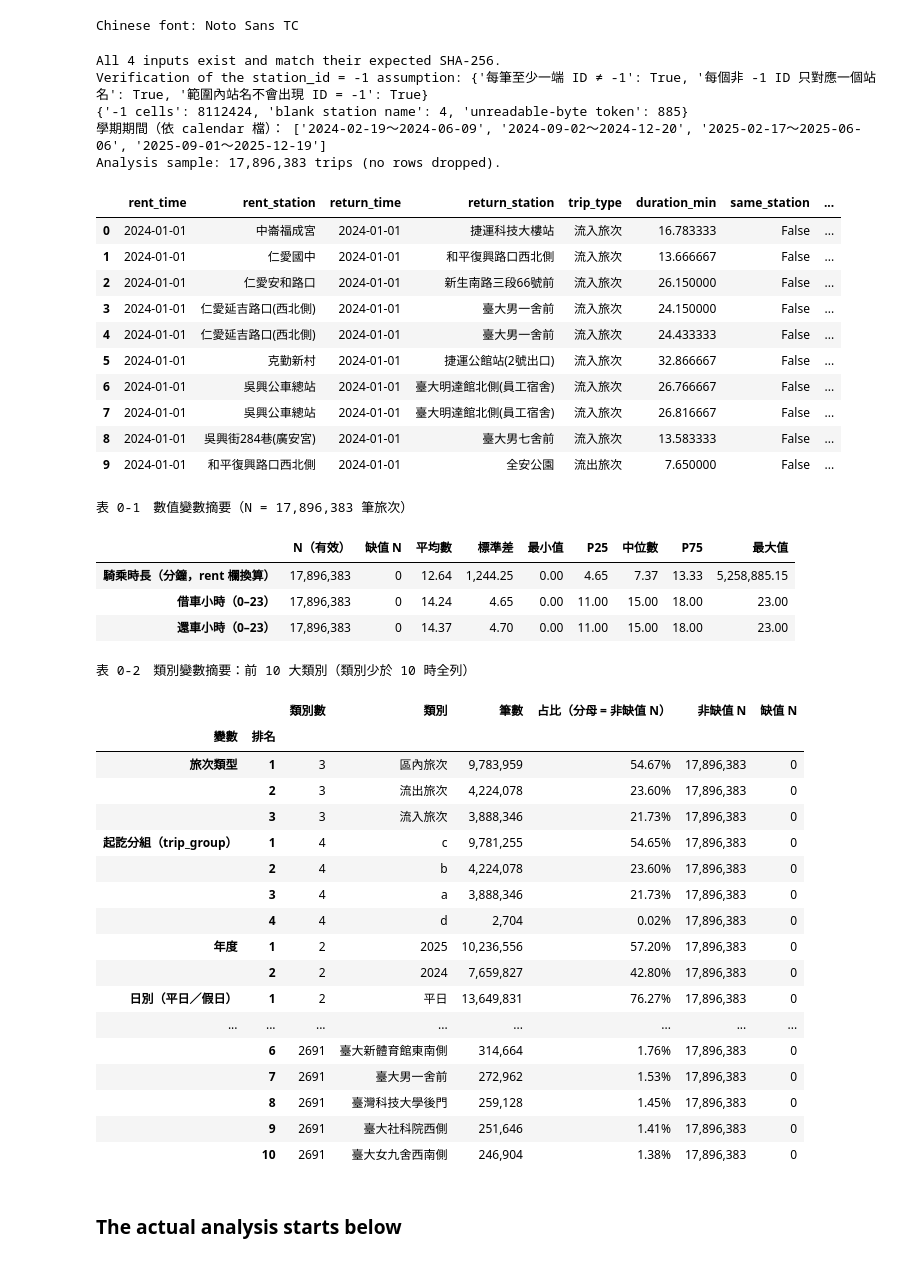
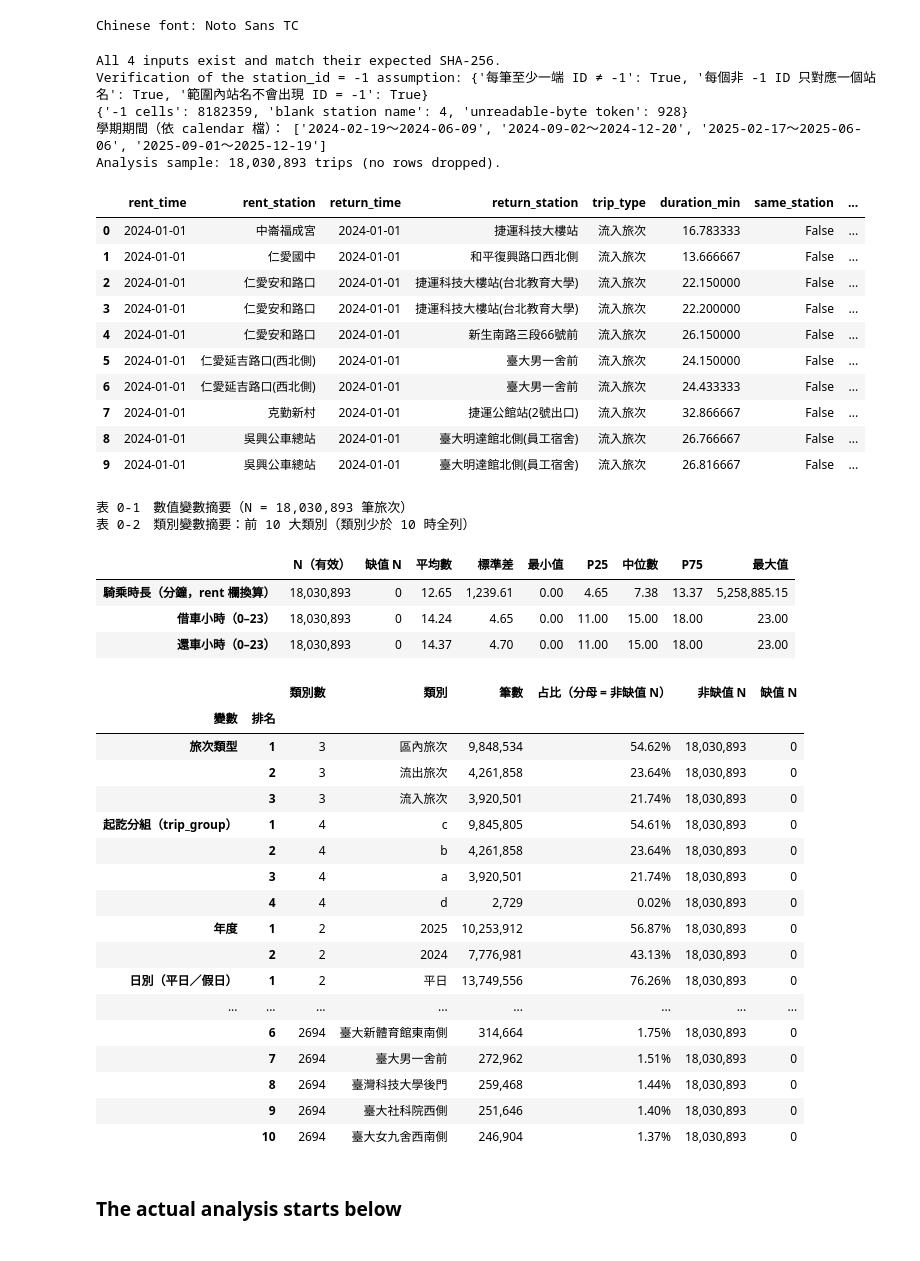
Before and after one commit to ShenTsai/DSSI2026-group-1, a Jupyter notebook: finding/youbike_traffic_eda.ipynb, the cells around one changed output. Drawn from its saved outputs; the diff is of its cells as text; code cells hidden in the pictures.

```diff
--- a/finding/youbike_traffic_eda.ipynb
+++ b/finding/youbike_traffic_eda.ipynb
@@ -91,12 +91,12 @@ def show_figure(fig, filename):
 Chinese font: Noto Sans TC
 # %%
 # Load input data here and please finish all the data manipulation here.
-# Inputs: the v6 OD trip files (one row = one source transaction) and the team's 2024 and 2025 calendars.
+# Inputs: the v7 OD trip files (one row = one source transaction) and the team's 2024 and 2025 calendars.
 INPUTS = {
-    "traffic_2024": ("data/processed/youbike_traffic/YouBike_traffic_2024_v6.csv",
-                     "22f3366e0a6a8b56fcd135b8b85b3a00f5a5204bafdfa73f47484b4edffb20a7"),
-    "traffic_2025": ("data/processed/youbike_traffic/YouBike_traffic_2025_v6.csv",
-                     "66cbd581b26568f2f8af03d4fafec5b4bc74fe9acf2ffe6feece6aeeb93495b9"),
+    "traffic_2024": ("data/processed/youbike_traffic/YouBike_traffic_2024_v7.csv",
+                     "07fed70cbf742a933970c21fc7fbbc5a77b56b9e76c356fe0226c3bf4255757c"),
+    "traffic_2025": ("data/processed/youbike_traffic/YouBike_traffic_2025_v7.csv",
+                     "206ebf307c9e73d61423069b8f66c3b6e64d5340f17778cfe00f76d42cd20f32"),
     "calendar_2024": ("data/processed/calendar_2024.csv",
                       "3de23cb578c1c4d6b21d732bd1e0d38a952c56f03e07268099f82ca72211c3ac"),
     "calendar_2025": ("data/processed/calendar_2025.csv",
@@ -135,7 +135,7 @@ trips["date"] = pd.to_datetime(trips["infodate"], format="%Y-%m-%d")
 assert (trips["date"] == trips["rent_time"].dt.normalize()).all(), "infodate differs from the rental date"
 
 # --- Check 2: verify the -1 assumption -------------------------------------------------
-OUTSIDE = "-1"  # outside the field; -2 = 臺大人文館 (inside the field, StationID pending)
+OUTSIDE = "-1"  # outside the field; every other ID is one of the 109 in-field stations
 rent_in = trips["rent_station_id"] != OUTSIDE
 return_in = trips["return_station_id"] != OUTSIDE
 check = {
@@ -163,7 +163,7 @@ TYPE_ORDER = ["區內旅次", "流出旅次", "流入旅次"]
 trips["trip_type"] = pd.Categorical(
     np.select([rent_in & return_in, rent_in & ~return_in], ["區內旅次", "流出旅次"], "流入旅次"),
     categories=TYPE_ORDER)
-# The v6 files carry trip_group (a 流入, b 流出, c 區內, d 同站且 ≤ 3 分鐘); this report keeps the three
+# The v7 files carry trip_group (a 流入, b 流出, c 區內, d 同站且 ≤ 3 分鐘); this report keeps the three
 # trip types and counts d inside 區內旅次, so check the two classifications agree.
 expected_type = trips["trip_group"].map({"a": "流入旅次", "b": "流出旅次", "c": "區內旅次", "d": "區內旅次"})
 assert (expected_type == trips["trip_type"].astype(str)).all(), "trip_group disagrees with the trip types"
@@ -201,45 +201,45 @@ assert calendar["weekday"].isin([0, 1]).all() and calendar["semester"].isin([0,
 calendar["period"] = np.where(calendar["semester"] == 1, "學期中",
                               np.where(calendar["date"].dt.month.between(6, 9), "暑假", "寒假"))
 calendar["day_type"] = np.where(calendar["weekday"] == 1, "平日", "假日")
 semester_runs = calendar.loc[calendar["semester"] == 1, "date"]
 breaks = semester_runs.diff().dt.days.fillna(1).gt(1).cumsum()
 print("學期期間（依 calendar 檔）：",
       [f"{g.min():%Y-%m-%d}～{g.max():%Y-%m-%d}" for _, g in semester_runs.groupby(breaks)])
 
 trips = trips.merge(calendar[["date", "day_type", "period"]], on="date", how="left", validate="many_to_one")
 assert trips["day_type"].notna().all()
 trips["day_type"] = pd.Categorical(trips["day_type"], categories=["平日", "假日"])
 trips["period"] = pd.Categorical(trips["period"], categories=["學期中", "寒假", "暑假"])
 trips["dow"] = trips["date"].dt.dayofweek  # 0 = Monday
 
 # --- Sort (data are not in time order) -------------------------------------------------
 trips = (trips.sort_values(["rent_time", "return_time", "rent_station", "return_station", "rent"], kind="stable")
               .reset_index(drop=True))
 assert len(trips) == RAW_ROWS, "Rows were added or dropped during preparation."
 print(f"Analysis sample: {RAW_ROWS:,} trips (no rows dropped).")
 
 SHOW = ["rent_time", "rent_station", "return_time", "return_station", "trip_type", "duration_min",
         "same_station", "bike_type", "day_type", "period"]
 display(trips[SHOW].head(10))
 # %% [output]
 All 4 inputs exist and match their expected SHA-256.
 Verification of the station_id = -1 assumption: {'每筆至少一端 ID ≠ -1': True, '每個非 -1 ID 只對應一個站名': True, '範圍內站名不會出現 ID = -1': True}
-{'-1 cells': 8112424, 'blank station name': 4, 'unreadable-byte token': 885}
+{'-1 cells': 8182359, 'blank station name': 4, 'unreadable-byte token': 928}
 學期期間（依 calendar 檔）： ['2024-02-19～2024-06-09', '2024-09-02～2024-12-20', '2025-02-17～2025-06-06', '2025-09-01～2025-12-19']
-Analysis sample: 17,896,383 trips (no rows dropped).
+Analysis sample: 18,030,893 trips (no rows dropped).
 |  | rent_time | rent_station | return_time | return_station | trip_type | duration_min | same_station | ... |
 | 0 | 2024-01-01 | 中崙福成宮 | 2024-01-01 | 捷運科技大樓站 | 流入旅次 | 16.783333 | False | ... |
 | 1 | 2024-01-01 | 仁愛國中 | 2024-01-01 | 和平復興路口西北側 | 流入旅次 | 13.666667 | False | ... |
-| 2 | 2024-01-01 | 仁愛安和路口 | 2024-01-01 | 新生南路三段66號前 | 流入旅次 | 26.150000 | False | ... |
-| 3 | 2024-01-01 | 仁愛延吉路口(西北側) | 2024-01-01 | 臺大男一舍前 | 流入旅次 | 24.150000 | False | ... |
-| 4 | 2024-01-01 | 仁愛延吉路口(西北側) | 2024-01-01 | 臺大男一舍前 | 流入旅次 | 24.433333 | False | ... |
-| 5 | 2024-01-01 | 克勤新村 | 2024-01-01 | 捷運公館站(2號出口) | 流入旅次 | 32.866667 | False | ... |
-| 6 | 2024-01-01 | 吳興公車總站 | 2024-01-01 | 臺大明達館北側(員工宿舍) | 流入旅次 | 26.766667 | False | ... |
-| 7 | 2024-01-01 | 吳興公車總站 | 2024-01-01 | 臺大明達館北側(員工宿舍) | 流入旅次 | 26.816667 | False | ... |
-| 8 | 2024-01-01 | 吳興街284巷(廣安宮) | 2024-01-01 | 臺大男七舍前 | 流入旅次 | 13.583333 | False | ... |
-| 9 | 2024-01-01 | 和平復興路口西北側 | 2024-01-01 | 全安公園 | 流出旅次 | 7.650000 | False | ... |
+| 2 | 2024-01-01 | 仁愛安和路口 | 2024-01-01 | 捷運科技大樓站(台北教育大學) | 流入旅次 | 22.150000 | False | ... |
+| 3 | 2024-01-01 | 仁愛安和路口 | 2024-01-01 | 捷運科技大樓站(台北教育大學) | 流入旅次 | 22.200000 | False | ... |
+| 4 | 2024-01-01 | 仁愛安和路口 | 2024-01-01 | 新生南路三段66號前 | 流入旅次 | 26.150000 | False | ... |
+| 5 | 2024-01-01 | 仁愛延吉路口(西北側) | 2024-01-01 | 臺大男一舍前 | 流入旅次 | 24.150000 | False | ... |
+| 6 | 2024-01-01 | 仁愛延吉路口(西北側) | 2024-01-01 | 臺大男一舍前 | 流入旅次 | 24.433333 | False | ... |
+| 7 | 2024-01-01 | 克勤新村 | 2024-01-01 | 捷運公館站(2號出口) | 流入旅次 | 32.866667 | False | ... |
+| 8 | 2024-01-01 | 吳興公車總站 | 2024-01-01 | 臺大明達館北側(員工宿舍) | 流入旅次 | 26.766667 | False | ... |
+| 9 | 2024-01-01 | 吳興公車總站 | 2024-01-01 | 臺大明達館北側(員工宿舍) | 流入旅次 | 26.816667 | False | ... |
 # %%
-# Summary statistics for every variable used below (N = all trips, 2024-2025 v6).
+# Summary statistics for every variable used below (N = all trips, 2024-2025 v7).
 N = len(trips)
 numeric_vars = {"duration_min": "騎乘時長（分鐘，rent 欄換算）", "rent_hour": "借車小時（0–23）",
                 "return_hour": "還車小時（0–23）"}
@@ -266,30 +266,30 @@ for col, label in categorical_vars.items():
 print(f"表 0-2　類別變數摘要：前 10 大類別（類別少於 10 時全列）")
 display(pd.DataFrame(rows).set_index(["變數", "排名"]))
 # %% [output]
-表 0-1　數值變數摘要（N = 17,896,383 筆旅次）
+表 0-1　數值變數摘要（N = 18,030,893 筆旅次）
+表 0-2　類別變數摘要：前 10 大類別（類別少於 10 時全列）
 |  | N（有效） | 缺值 N | 平均數 | 標準差 | 最小值 | P25 | 中位數 | P75 | 最大值 |
-| 騎乘時長（分鐘，rent 欄換算） | 17,896,383 | 0 | 12.64 | 1,244.25 | 0.00 | 4.65 | 7.37 | 13.33 | 5,258,885.15 |
-| 借車小時（0–23） | 17,896,383 | 0 | 14.24 | 4.65 | 0.00 | 11.00 | 15.00 | 18.00 | 23.00 |
-| 還車小時（0–23） | 17,896,383 | 0 | 14.37 | 4.70 | 0.00 | 11.00 | 15.00 | 18.00 | 23.00 |
+| 騎乘時長（分鐘，rent 欄換算） | 18,030,893 | 0 | 12.65 | 1,239.61 | 0.00 | 4.65 | 7.38 | 13.37 | 5,258,885.15 |
+| 借車小時（0–23） | 18,030,893 | 0 | 14.24 | 4.65 | 0.00 | 11.00 | 15.00 | 18.00 | 23.00 |
+| 還車小時（0–23） | 18,030,893 | 0 | 14.37 | 4.70 | 0.00 | 11.00 | 15.00 | 18.00 | 23.00 |
-表 0-2　類別變數摘要：前 10 大類別（類別少於 10 時全列）
 |  |  | 類別數 | 類別 | 筆數 | 占比（分母 = 非缺值 N） | 非缺值 N | 缺值 N |
 | 變數 | 排名 |  |  |  |  |  |  |
-| 旅次類型 | 1 | 3 | 區內旅次 | 9,783,959 | 54.67% | 17,896,383 | 0 |
-|  | 2 | 3 | 流出旅次 | 4,224,078 | 23.60% | 17,896,383 | 0 |
-|  | 3 | 3 | 流入旅次 | 3,888,346 | 21.73% | 17,896,383 | 0 |
-| 起訖分組（trip_group） | 1 | 4 | c | 9,781,255 | 54.65% | 17,896,383 | 0 |
-|  | 2 | 4 | b | 4,224,078 | 23.60% | 17,896,383 | 0 |
-|  | 3 | 4 | a | 3,888,346 | 21.73% | 17,896,383 | 0 |
-|  | 4 | 4 | d | 2,704 | 0.02% | 17,896,383 | 0 |
-| 年度 | 1 | 2 | 2025 | 10,236,556 | 57.20% | 17,896,383 | 0 |
-|  | 2 | 2 | 2024 | 7,659,827 | 42.80% | 17,896,383 | 0 |
-| 日別（平日／假日） | 1 | 2 | 平日 | 13,649,831 | 76.27% | 17,896,383 | 0 |
+| 旅次類型 | 1 | 3 | 區內旅次 | 9,848,534 | 54.62% | 18,030,893 | 0 |
+|  | 2 | 3 | 流出旅次 | 4,261,858 | 23.64% | 18,030,893 | 0 |
+|  | 3 | 3 | 流入旅次 | 3,920,501 | 21.74% | 18,030,893 | 0 |
+| 起訖分組（trip_group） | 1 | 4 | c | 9,845,805 | 54.61% | 18,030,893 | 0 |
+|  | 2 | 4 | b | 4,261,858 | 23.64% | 18,030,893 | 0 |
+|  | 3 | 4 | a | 3,920,501 | 21.74% | 18,030,893 | 0 |
+|  | 4 | 4 | d | 2,729 | 0.02% | 18,030,893 | 0 |
+| 年度 | 1 | 2 | 2025 | 10,253,912 | 56.87% | 18,030,893 | 0 |
+|  | 2 | 2 | 2024 | 7,776,981 | 43.13% | 18,030,893 | 0 |
+| 日別（平日／假日） | 1 | 2 | 平日 | 13,749,556 | 76.26% | 18,030,893 | 0 |
 | ... | ... | ... | ... | ... | ... | ... | ... |
-|  | 6 | 2691 | 臺大新體育館東南側 | 314,664 | 1.76% | 17,896,383 | 0 |
-|  | 7 | 2691 | 臺大男一舍前 | 272,962 | 1.53% | 17,896,383 | 0 |
-|  | 8 | 2691 | 臺灣科技大學後門 | 259,128 | 1.45% | 17,896,383 | 0 |
-|  | 9 | 2691 | 臺大社科院西側 | 251,646 | 1.41% | 17,896,383 | 0 |
-|  | 10 | 2691 | 臺大女九舍西南側 | 246,904 | 1.38% | 17,896,383 | 0 |
+|  | 6 | 2694 | 臺大新體育館東南側 | 314,664 | 1.75% | 18,030,893 | 0 |
+|  | 7 | 2694 | 臺大男一舍前 | 272,962 | 1.51% | 18,030,893 | 0 |
+|  | 8 | 2694 | 臺灣科技大學後門 | 259,468 | 1.44% | 18,030,893 | 0 |
+|  | 9 | 2694 | 臺大社科院西側 | 251,646 | 1.40% | 18,030,893 | 0 |
+|  | 10 | 2694 | 臺大女九舍西南側 | 246,904 | 1.37% | 18,030,893 | 0 |
 # %% [markdown]
 ### The actual analysis starts below
 # %% [markdown]
```
Also changed, not shown: parts of 31 cells of this notebook, 14 other files.
